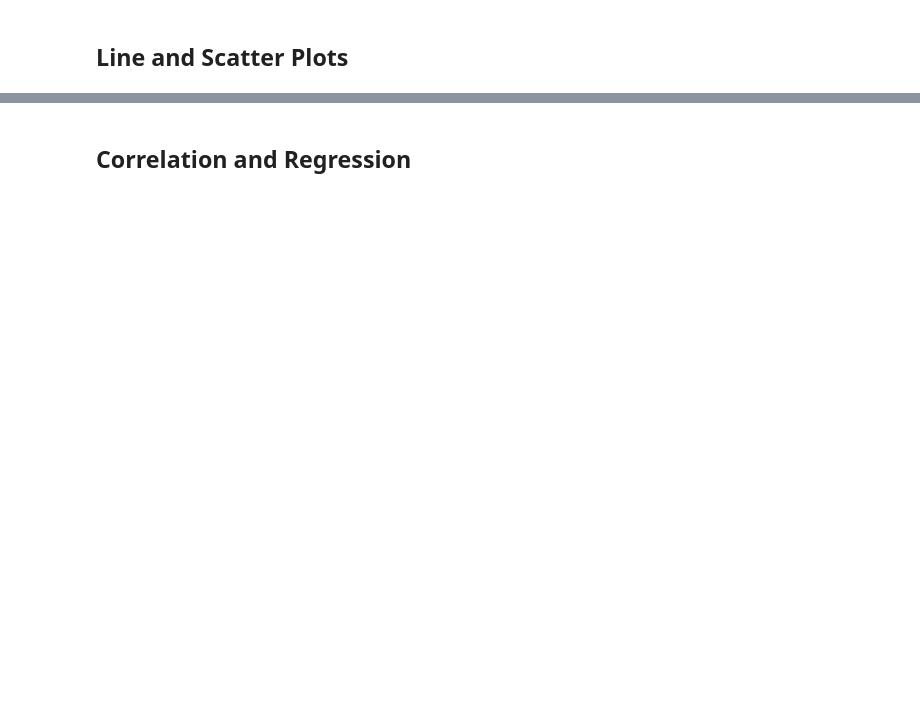
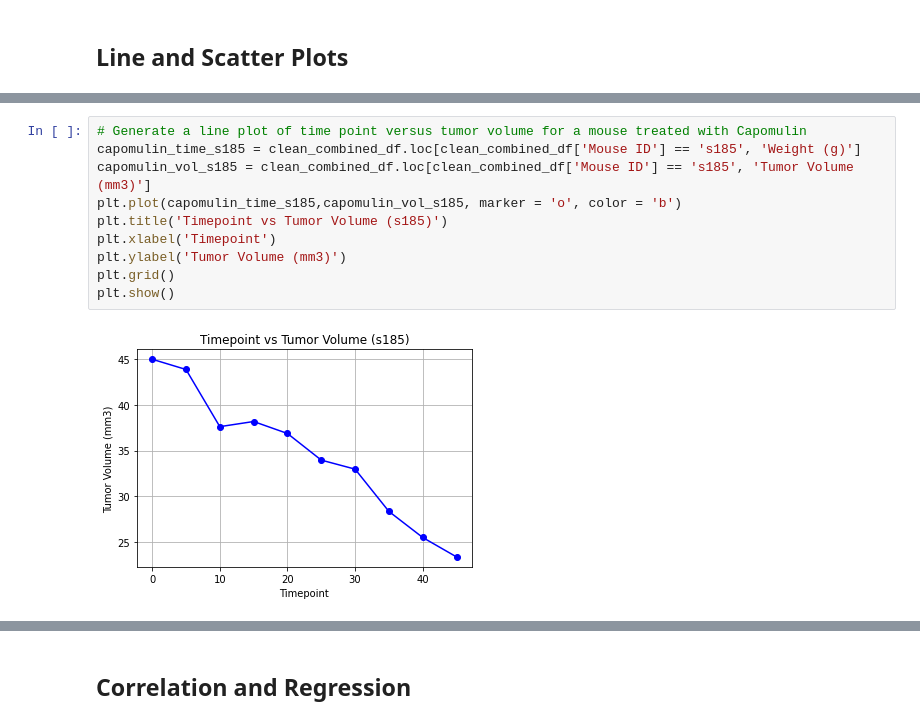
Before and after one commit to MikeEjike/Matplotlib-challenge, a Jupyter notebook: Pymaceuticals/pymaceuticals_starter.ipynb, the cells around one changed output, grey strips where cells are left out. Saved outputs shown, nothing was run; the diff lists cells and outputs as text; blank space fills up the shorter version.

```diff
--- a/Pymaceuticals/pymaceuticals_starter.ipynb
+++ b/Pymaceuticals/pymaceuticals_starter.ipynb
@@ -467,0 +465,12 @@ plt.show()
+# %%
+# Generate a line plot of time point versus tumor volume for a mouse treated with Capomulin
+capomulin_time_s185 = clean_combined_df.loc[clean_combined_df['Mouse ID'] == 's185', 'Weight (g)']
+capomulin_vol_s185 = clean_combined_df.loc[clean_combined_df['Mouse ID'] == 's185', 'Tumor Volume (mm3)']
+plt.plot(capomulin_time_s185,capomulin_vol_s185, marker = 'o', color = 'b')
+plt.title('Timepoint vs Tumor Volume (s185)')
+plt.xlabel('Timepoint')
+plt.ylabel('Tumor Volume (mm3)')
+plt.grid()
+plt.show()
+# %% [output]
+[figure, added]
```
Also changed, not shown: parts of 5 cells of this notebook.
